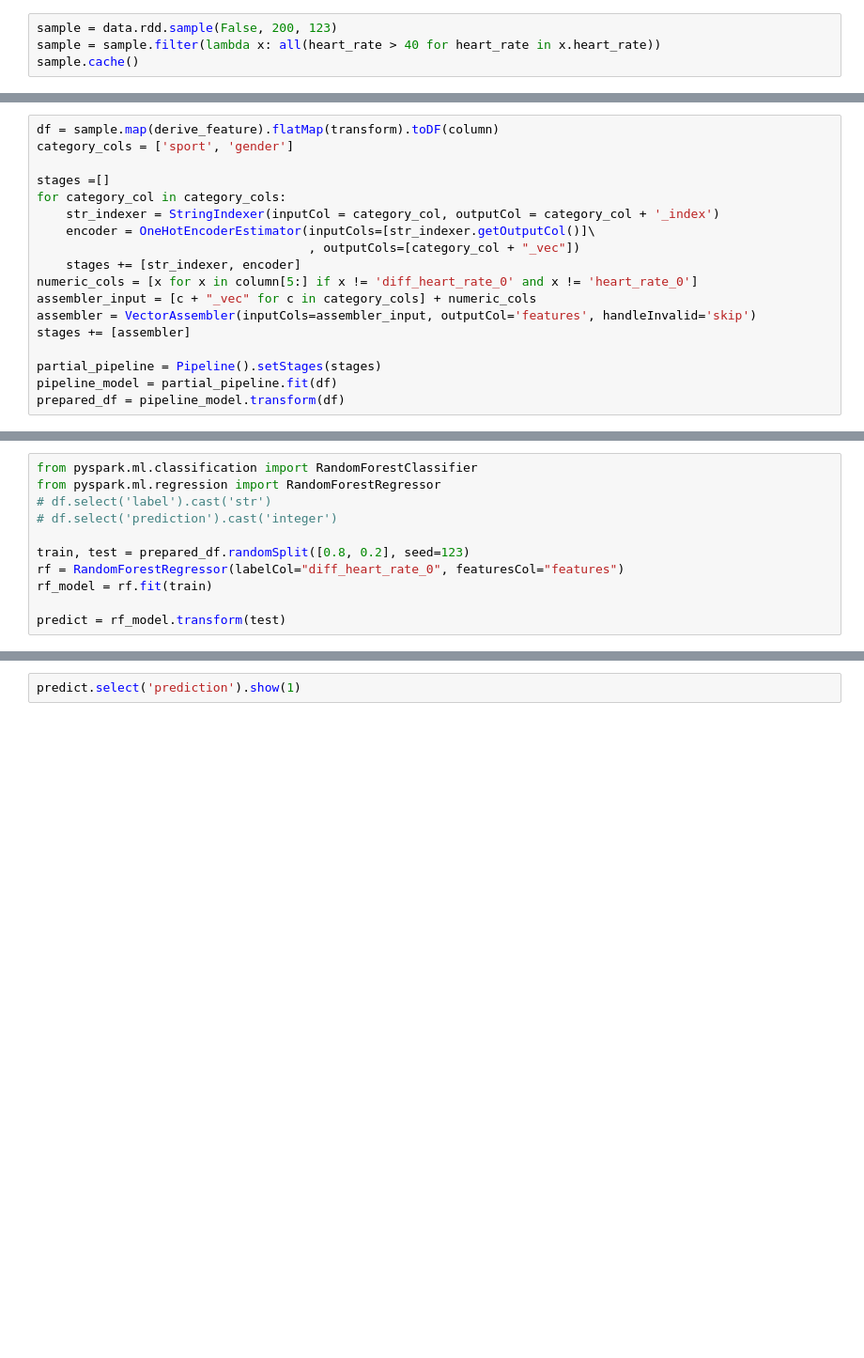
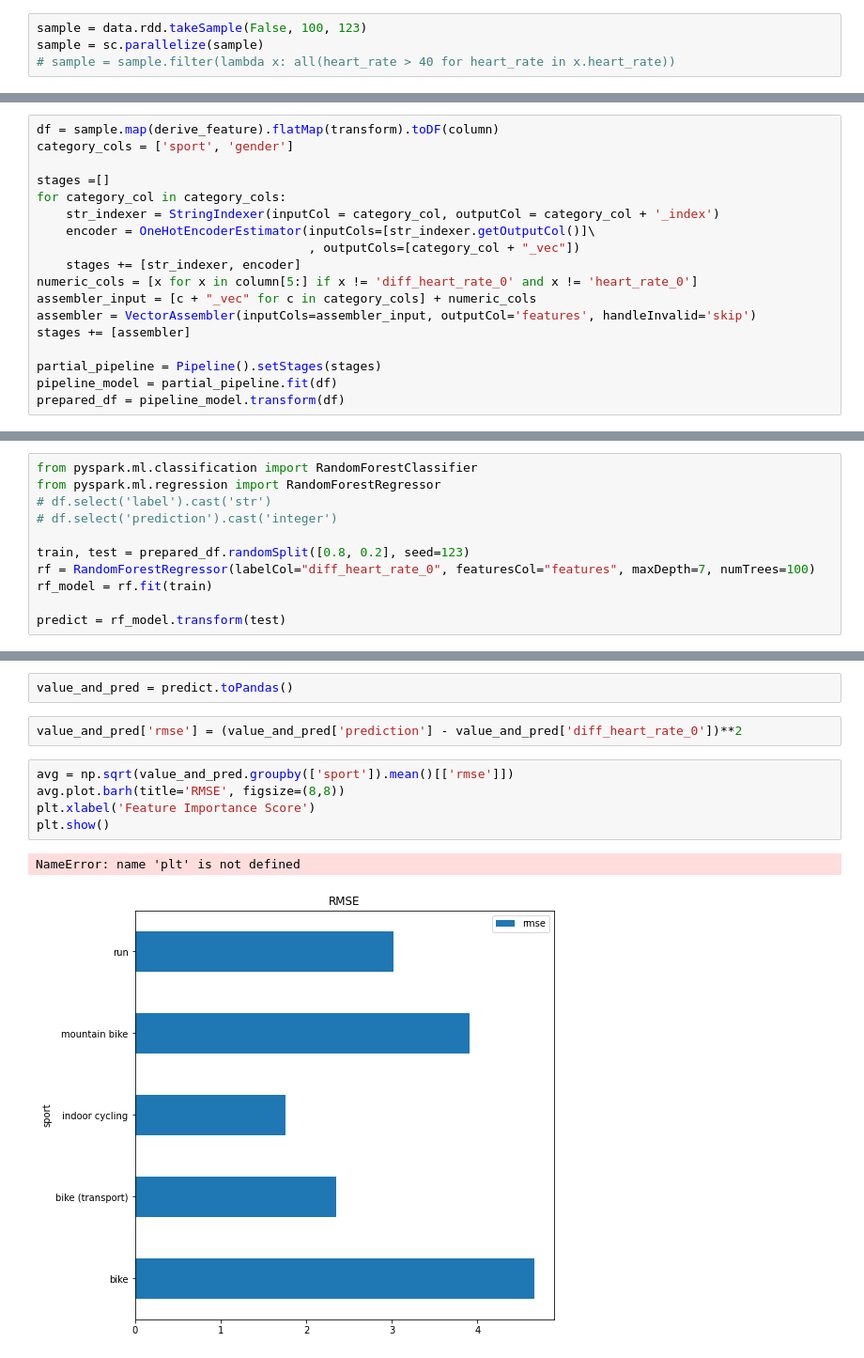
Before and after one commit to TuanTTranCS/concordia-bigdata-project, a Jupyter notebook: ML_model.ipynb, the cells around one changed output, grey strips where cells are left out. Shown at 94% size. Saved outputs shown, nothing was run; the diff lists cells and outputs as text; blank space fills up the shorter version.

```diff
--- a/ML_model.ipynb
+++ b/ML_model.ipynb
@@ -59,6 +59,6 @@ data.count()
 # Filter the outliner
 # Take sample from male and female that have class balance
 # %%
-sample = data.rdd.sample(False, 200, 123)
-sample = sample.filter(lambda x: all(heart_rate > 40 for heart_rate in x.heart_rate))
-sample.cache()
+sample = data.rdd.takeSample(False, 100, 123)
+sample = sc.parallelize(sample)
+# sample = sample.filter(lambda x: all(heart_rate > 40 for heart_rate in x.heart_rate))
@@ -246,7 +277,7 @@ from pyspark.ml.regression import RandomForestRegressor
 # df.select('prediction').cast('integer')
 
 train, test = prepared_df.randomSplit([0.8, 0.2], seed=123)
-rf = RandomForestRegressor(labelCol="diff_heart_rate_0", featuresCol="features")
+rf = RandomForestRegressor(labelCol="diff_heart_rate_0", featuresCol="features", maxDepth=7, numTrees=100)
 rf_model = rf.fit(train)
 
 predict = rf_model.transform(test)
@@ -267,2 +303,12 @@ print("RMSE = %s" % metrics.rootMeanSquaredError)
-# %%
-predict.select('prediction').show(1)
+# %%
+value_and_pred = predict.toPandas()
+# %%
+value_and_pred['rmse'] = (value_and_pred['prediction'] - value_and_pred['diff_heart_rate_0'])**2
+# %%
+avg = np.sqrt(value_and_pred.groupby(['sport']).mean()[['rmse']])
+avg.plot.barh(title='RMSE', figsize=(8,8))
+plt.xlabel('Feature Importance Score')
+plt.show()
+# %% [output]
+NameError: name 'plt' is not defined
+[figure, added]
```
Also changed, not shown: parts of 16 cells of this notebook.
